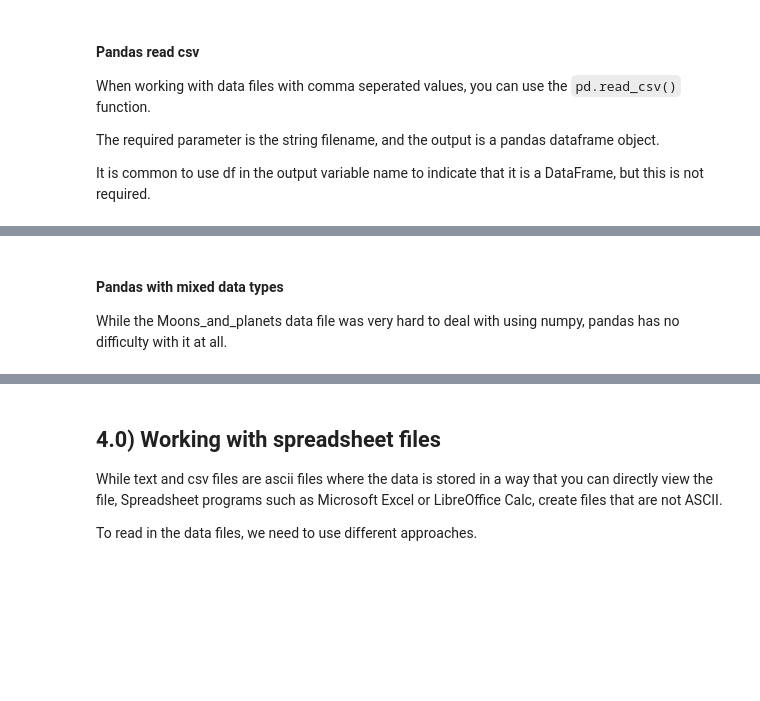
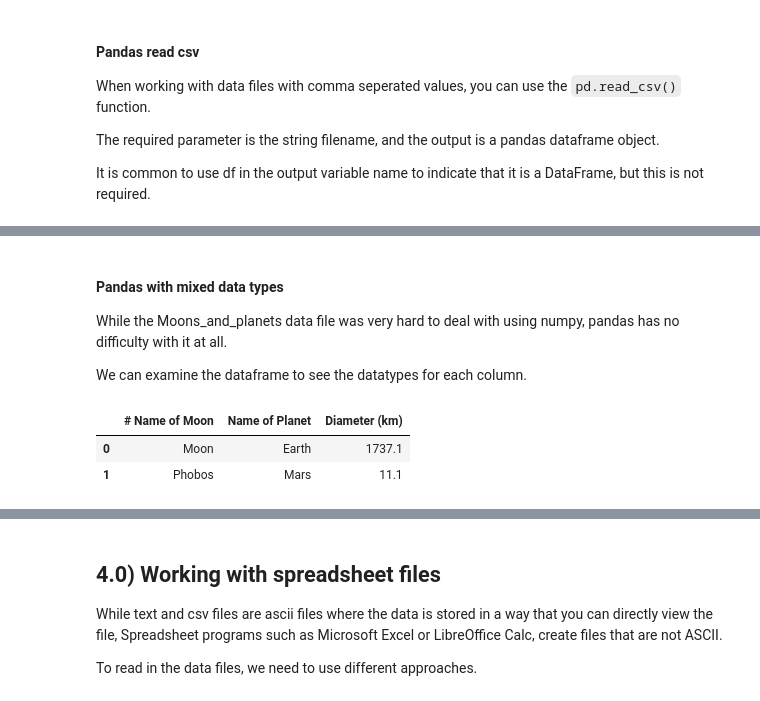
Before and after one commit to drjenncash/SCSU-PAARE-python-intro-tutorials, a Jupyter notebook: Tutorial07_BasicDataFiles.ipynb, the cells around one changed output, grey strips where cells are left out. Drawn from its saved outputs; the diff is of its cells as text; code cells hidden in the pictures; blank space fills up the shorter version.

```diff
--- a/Tutorial07_BasicDataFiles.ipynb
+++ b/Tutorial07_BasicDataFiles.ipynb
@@ -505,9 +643,15 @@ df[0:2]
 #### Pandas with mixed data types
 
 While the Moons_and_planets data file was very hard to deal with using numpy, pandas has no difficulty with it at all.
+
+We can examine the dataframe to see the datatypes for each column.
 # %%
 #Here we see that it easily handles text and numbers
 filename = "./data/Moons_and_planets.csv"
-df = pd.read_csv(filename)
+df3 = pd.read_csv(filename)
 
-df[0:2]
+df3[0:2]
+# %% [output]
+|  | # Name of Moon | Name of Planet | Diameter (km) |
+| 0 | Moon | Earth | 1737.1 |
+| 1 | Phobos | Mars | 11.1 |
```
Also changed, not shown: parts of 25 cells of this notebook.
